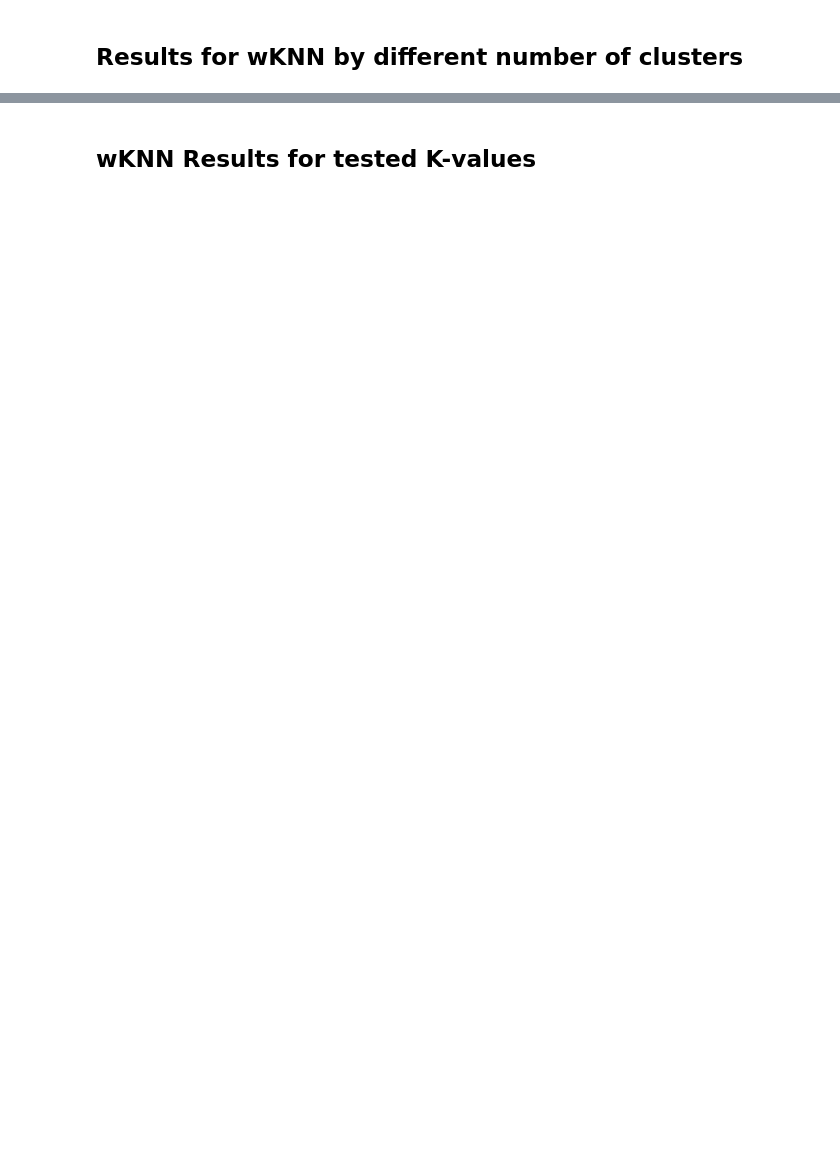
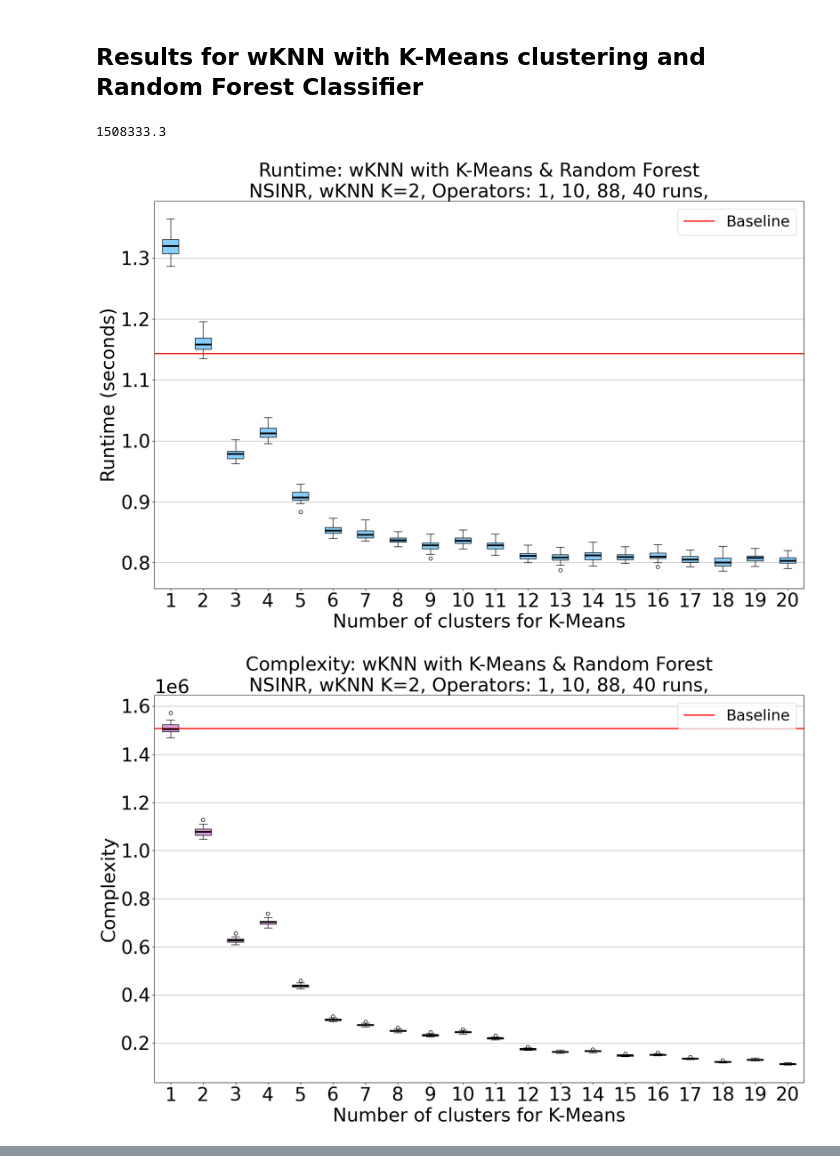
Before and after one commit to Andreas-Espelund/5G_localization, a Jupyter notebook: Main.ipynb, the cells around one changed output, grey strips where cells are left out. Saved outputs shown, nothing was run; the diff lists cells and outputs as text; code cells hidden in the pictures; blank space fills up the shorter version.

```diff
--- a/Main.ipynb
+++ b/Main.ipynb
@@ -65,5 +117,5 @@ for c in cluster_range:
 # %% [markdown]
-## Results for wKNN by different number of clusters
+## Results for wKNN with K-Means clustering and Random Forest Classifier
 # %%
 import pandas as pd
 import numpy as np
@@ -75,52 +127,67 @@ res_error = {}
 k_value = 2
 
 for k, v in clustered_results.items():
-    if k < 1: continue
+    #if k < 1: continue
     res_runtime[k] = v['Runtime'].to_numpy()
     res_complexity[k] = v['Complexity metric'].to_numpy()
-    res_error[k] = v['Error'].apply(lambda x: x[k_value - 1]).to_numpy() * 1000
+    res_error[k] = v['Error'].apply(lambda x: x[k_value - 1]).to_numpy()
 
 # Convert the dictionaries to DataFrames
 complexity_df = pd.DataFrame.from_dict(res_complexity)
 runtime_df = pd.DataFrame.from_dict(res_runtime)
 errors_df = pd.DataFrame.from_dict(res_error)
 
+baseline_complexity = complexity_df[0].mean()
+baseline_runtime = runtime_df[0].mean()
+baseline_error = errors_df[0].mean()
+
+complexity_df.drop(columns=[0], inplace=True)
+runtime_df.drop(columns=[0], inplace=True)
+errors_df.drop(columns=[0], inplace=True)
+
 
 # Function to cap outliers based on IQR
 def cap_outliers(df):
-    # Calculate the IQR for each column
     Q1 = df.quantile(0.25)
     Q3 = df.quantile(0.75)
     IQR = Q3 - Q1
-
-    # Define the upper bound for outliers
     upper_bound = Q3 + 1.5 * IQR
-
-    # Cap the values in the DataFrame to the upper bound
     return df.apply(lambda x: np.minimum(x, upper_bound[x.name]), axis=0)
 
 
 # Cap the outliers in the runtime data
 runtime_df_capped = cap_outliers(runtime_df)
 
 # Plotting with capped runtime data
 title_string = f"wKNN with K-Means & Random Forest\n{rf_param.value}, wKNN K={k_value}, Operators: {', '.join(operator_choice.astype(str))}, {n_runs} runs,"
 
+print(baseline_complexity)
+
 make_boxplot(
     df=runtime_df_capped,
     title=f'Runtime: {title_string}',
     x_label='Number of clusters for K-Means',
-    y_label='Runtime (seconds)'
+    y_label='Runtime (seconds)',
+    color='lightskyblue',
+    baseline=baseline_runtime,
 )
 make_boxplot(
     df=complexity_df,
     title=f'Complexity: {title_string}',
     x_label='Number of clusters for K-Means',
-    y_label='Complexity'
+    y_label='Complexity',
+    color='plum',
+    baseline=baseline_complexity,
 )
 make_boxplot(
     df=errors_df,
     title=f'Min average error: {title_string}',
     x_label='Number of clusters for K-Means',
-    y_label='Error (m)'
+    y_label='Error (m)',
+    color='mediumseagreen',
+    baseline=baseline_error,
 )
+# %% [output]
+1508333.3
+[figure, added]
+[figure, added]
@@ -127,2 +194,0 @@ make_boxplot(
-# %% [markdown]
-## wKNN Results for tested K-values
```
Also changed, not shown: parts of 10 cells of this notebook, 6 other files.
